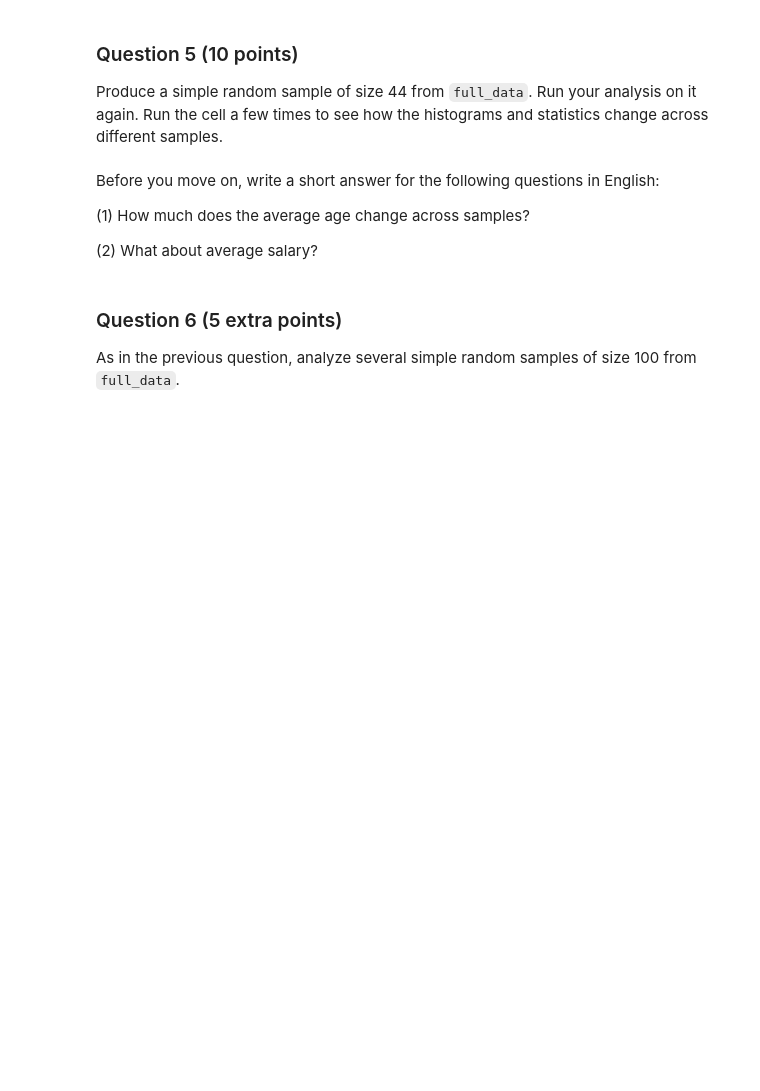
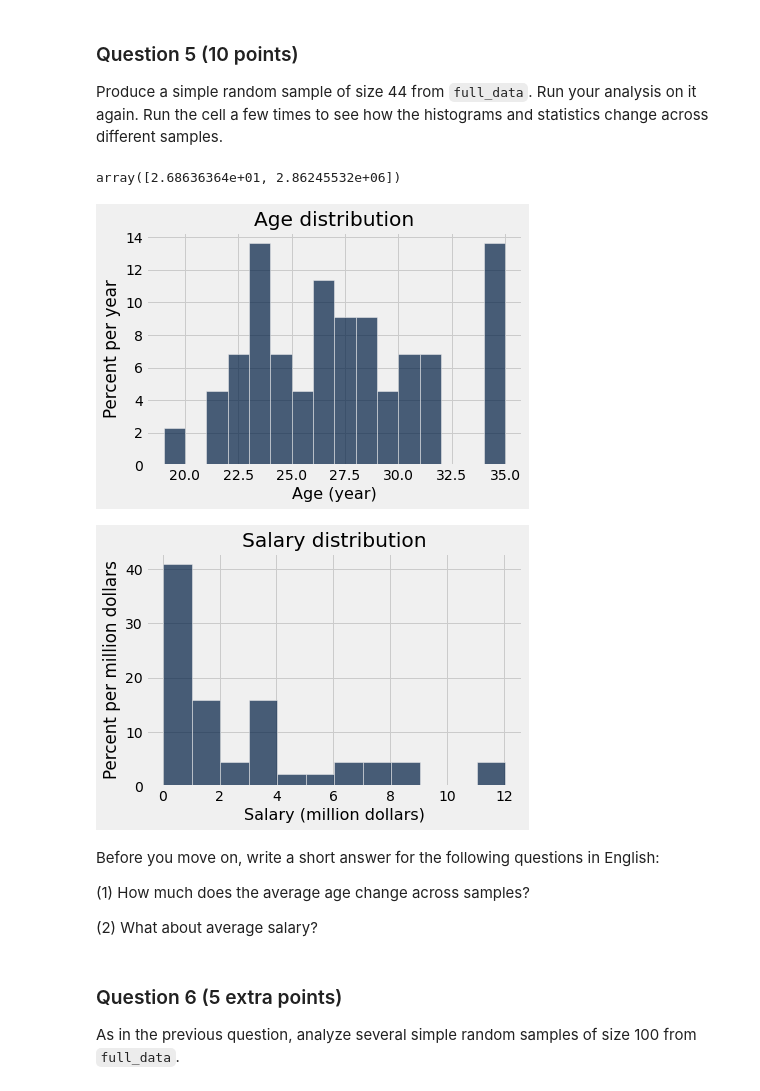
Before and after one commit to nishanth0233/INFO-5502, a Jupyter notebook: lab_assignment_08.ipynb, the cells around one changed output. Saved outputs shown, nothing was run; the diff lists cells and outputs as text; code cells hidden in the pictures; blank space fills up the shorter version.

```diff
--- a/lab_assignment_08.ipynb
+++ b/lab_assignment_08.ipynb
@@ -251,9 +277,13 @@ salary_data.sample(5, with_replacement=False)
 ### Question 5 (10 points)
 Produce a simple random sample of size 44 from `full_data`. Run your analysis on it again.  Run the cell a few times to see how the histograms and statistics change across different samples.
 # %%
-my_small_srswor_data = ...
-my_small_stats = ...
+my_small_srswor_data = full_data.sample(44, with_replacement=False)
+my_small_stats = compute_statistics(my_small_srswor_data)
 my_small_stats
+# %% [output]
+array([2.68636364e+01, 2.86245532e+06])
+[figure, added]
+[figure, added]
 # %% [markdown]
 Before you move on, write a short answer for the following questions in English:
 
```
Also changed, not shown: parts of 13 cells of this notebook.
